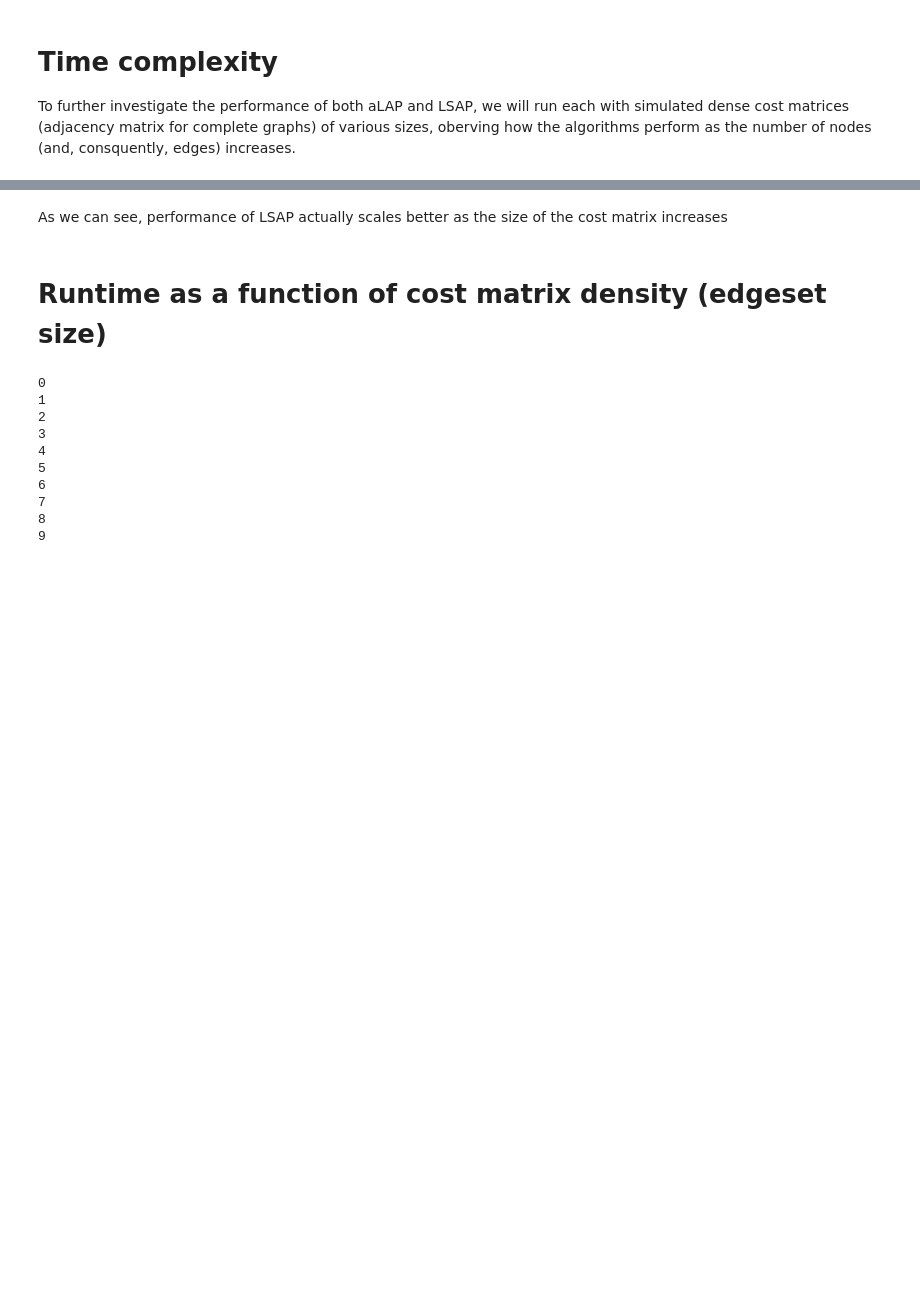
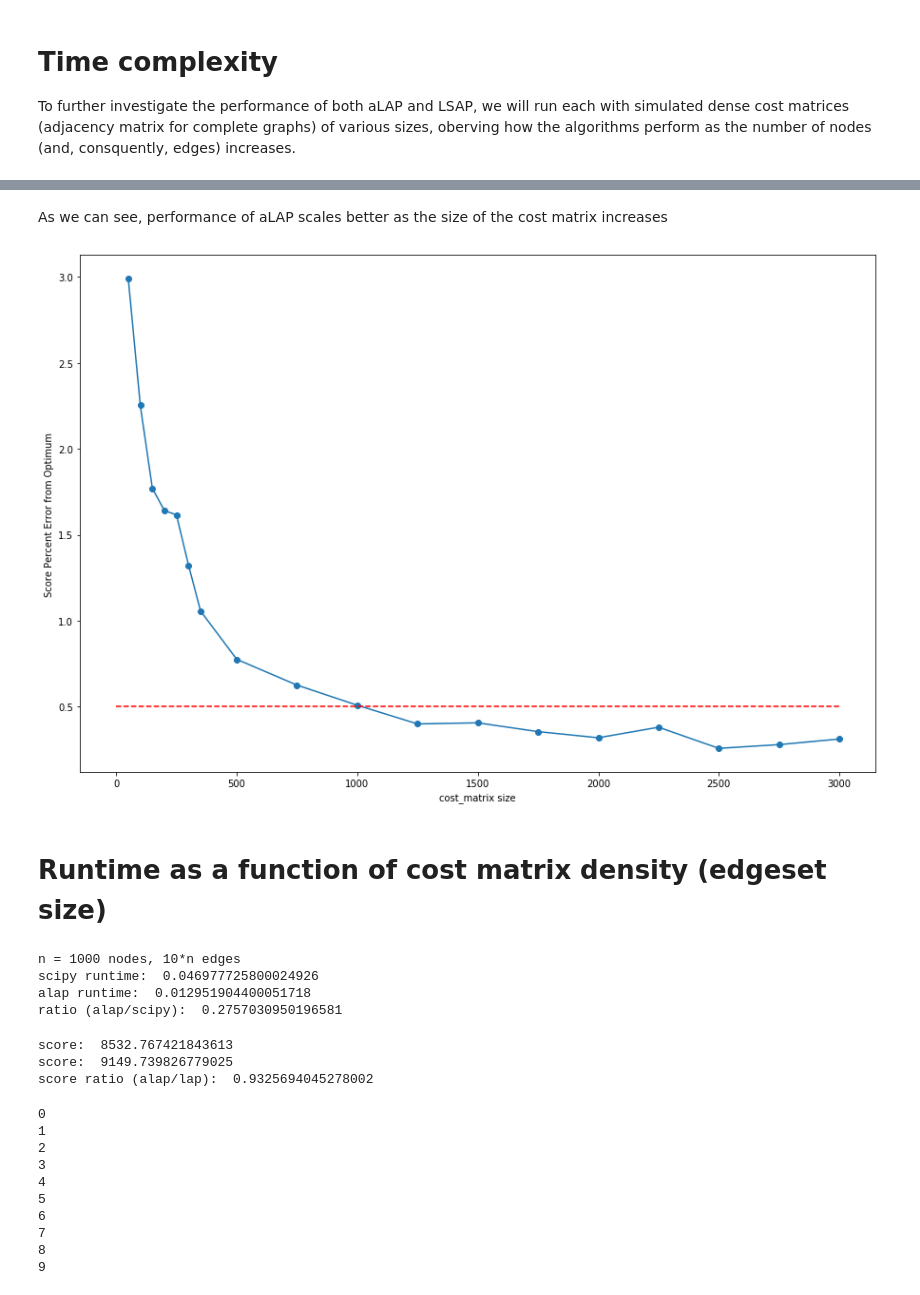
Before and after one commit to asaadeldin11/nbview, a Jupyter notebook: aLAP_code.ipynb, the cells around one changed output, grey strips where cells are left out. Drawn from its saved outputs; the diff is of its cells as text; code cells hidden in the pictures; blank space fills up the shorter version.

```diff
--- a/aLAP_code.ipynb
+++ b/aLAP_code.ipynb
@@ -383,2 +400,2 @@ Text(0.15, 0.8, 'R^2 = 0.993743873313877')
 # %% [markdown]
-As we can see, performance of LSAP actually scales better as the size of the cost matrix increases
+As we can see, performance of aLAP scales better as the size of the cost matrix increases
@@ -385,3 +419,15 @@ As we can see, performance of LSAP actually scales better as the size of the cos
+# %%
+plt.figure(figsize=(15,10))
+plt.plot(n, alap_ac *100, marker = 'o')
+coef = np.polyfit(n, alap_ac, 2)
+y_new = np.poly1d(coef)
+#plt.plot(np.linspace(0,max(n),100), y_new(np.linspace(0,max(n),100)))
+plt.plot(np.linspace(0,max(n),100), 0.5 * np.ones(100), 'r-', linestyle = 'dashed')
+plt.xlabel('cost_matrix size')
+plt.ylabel('Score Percent Error from Optimum')
+plt.savefig('perdiff_lapvalap')
+# %% [output]
+[figure, added]
 # %% [markdown]
 # Runtime as a function of cost matrix density (edgeset size)
 # %%
@@ -395,6 +441,50 @@ def sparse_matrix(n,m): # n = number of nodes, m = number of edges
             if (i*n + j) in rows:
                 matrix[i,j] = random.randrange(100)
     return matrix
+# %%
+import timeit
+mysetup = '''
+from graspy.simulations import er_nm
+from scipy.optimize import linear_sum_assignment
+from __main__ import dense_matrix, parallel_aLAP
+import numpy as np
+n = 1000
+G1 = er_nm(n,10*n)
+G2 = dense_matrix(n)
+G = np.multiply(G1,G2)'''
+mycode = '''
+linear_sum_assignment(-G)'''
+
+mycode2 = '''
+parallel_aLAP(G)'''
+print('n = 1000 nodes, 10*n edges')
+scipy_t = timeit.timeit(setup = mysetup, stmt = mycode, number = 10)/10
+alap_t = timeit.timeit(setup = mysetup, stmt = mycode2, number = 10)/10
+print('scipy runtime: ' , scipy_t)
+print('alap runtime: ' , alap_t)
+print('ratio (alap/scipy): ', alap_t/scipy_t)
+# %% [output]
+n = 1000 nodes, 10*n edges
+scipy runtime:  0.046977725800024926
+alap runtime:  0.012951904400051718
+ratio (alap/scipy):  0.2757030950196581
+# %%
+from graspy.simulations import er_nm
+from scipy.optimize import linear_sum_assignment
+import time
+n = 100
+G1 = er_nm(n,10*n)
+G2 = dense_matrix(n)
+G = np.multiply(G1,G2)
+Ml = parallel_aLAP(G)
+print("score: " , G[Ml].sum())
+Ms = linear_sum_assignment(-G)
+print("score: " , G[Ms].sum())
+print('score ratio (alap/lap): ', G[Ml].sum()/ G[Ms].sum())
+# %% [output]
+score:  8532.767421843613
+score:  9149.739826779025
+score ratio (alap/lap):  0.9325694045278002
 # %%
 n = 200
 m = np.linspace(1000, n**2, 10)
```
Also changed, not shown: parts of 10 cells of this notebook.
